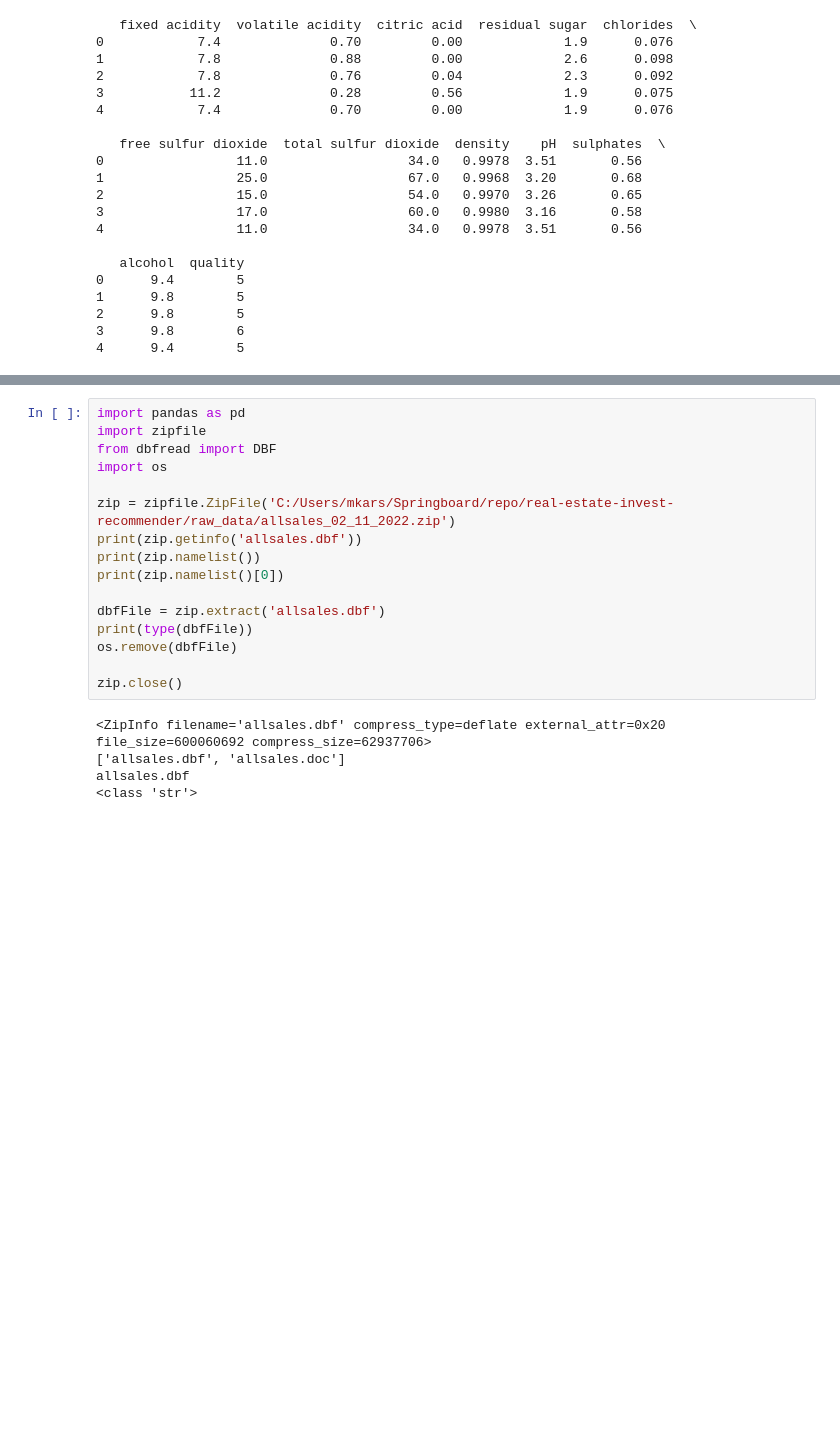
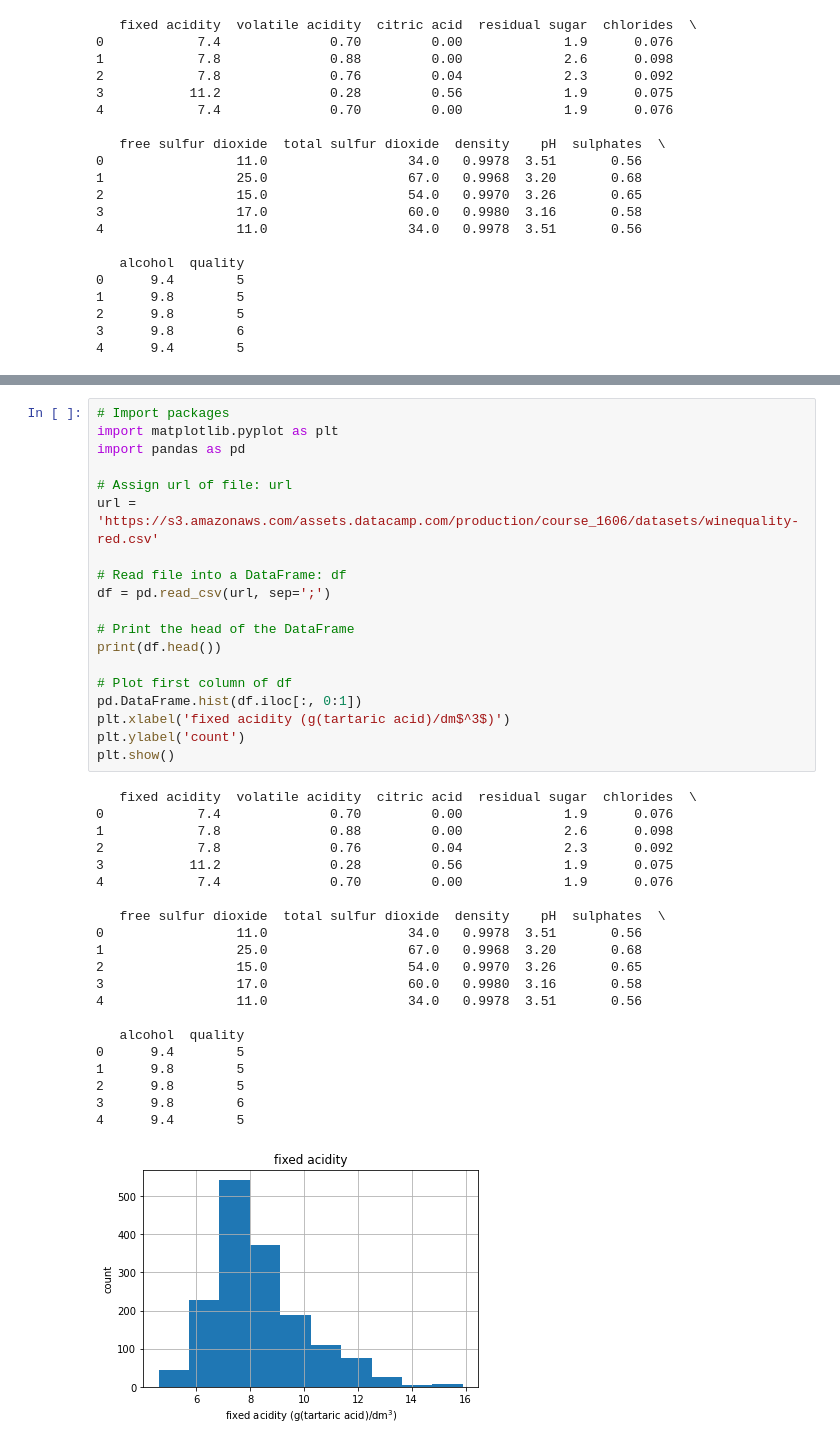
Before and after one commit to mkars01/Springboard, a Jupyter notebook: examples/File Import.ipynb, the cells around one changed output, grey strips where cells are left out. Cells and saved outputs as stored; diff of their text form; blank space fills up the shorter version.

```diff
--- a/examples/File Import.ipynb
+++ b/examples/File Import.ipynb
@@ -519,21 +435,41 @@ print(df.head())
-# %%
-import pandas as pd
-import zipfile
-from dbfread import DBF
-import os
-
-zip = zipfile.ZipFile('C:/Users/mkars/Springboard/repo/real-estate-invest-recommender/raw_data/allsales_02_11_2022.zip')
-print(zip.getinfo('allsales.dbf'))
-print(zip.namelist())
-print(zip.namelist()[0])
-
-dbfFile = zip.extract('allsales.dbf')
-print(type(dbfFile))
-os.remove(dbfFile)
-
-zip.close()
-# %% [output]
-<ZipInfo filename='allsales.dbf' compress_type=deflate external_attr=0x20 file_size=600060692 compress_size=62937706>
-['allsales.dbf', 'allsales.doc']
-allsales.dbf
-<class 'str'>
+# %%
+# Import packages
+import matplotlib.pyplot as plt
+import pandas as pd
+
+# Assign url of file: url
+url = 'https://s3.amazonaws.com/assets.datacamp.com/production/course_1606/datasets/winequality-red.csv'
+
+# Read file into a DataFrame: df
+df = pd.read_csv(url, sep=';')
+
+# Print the head of the DataFrame
+print(df.head())
+
+# Plot first column of df
+pd.DataFrame.hist(df.iloc[:, 0:1])
+plt.xlabel('fixed acidity (g(tartaric acid)/dm$^3$)')
+plt.ylabel('count')
+plt.show()
+# %% [output]
+   fixed acidity  volatile acidity  citric acid  residual sugar  chlorides  \
+0            7.4              0.70         0.00             1.9      0.076
+1            7.8              0.88         0.00             2.6      0.098
+2            7.8              0.76         0.04             2.3      0.092
+3           11.2              0.28         0.56             1.9      0.075
+4            7.4              0.70         0.00             1.9      0.076
+
+   free sulfur dioxide  total sulfur dioxide  density    pH  sulphates  \
+0                 11.0                  34.0   0.9978  3.51       0.56
+1                 25.0                  67.0   0.9968  3.20       0.68
+2                 15.0                  54.0   0.9970  3.26       0.65
+3                 17.0                  60.0   0.9980  3.16       0.58
+4                 11.0                  34.0   0.9978  3.51       0.56
+
+   alcohol  quality
+0      9.4        5
+1      9.8        5
+2      9.8        5
+3      9.8        6
+4      9.4        5
+[figure, added]
```
Also changed, not shown: parts of 20 cells of this notebook, 6 other files.
